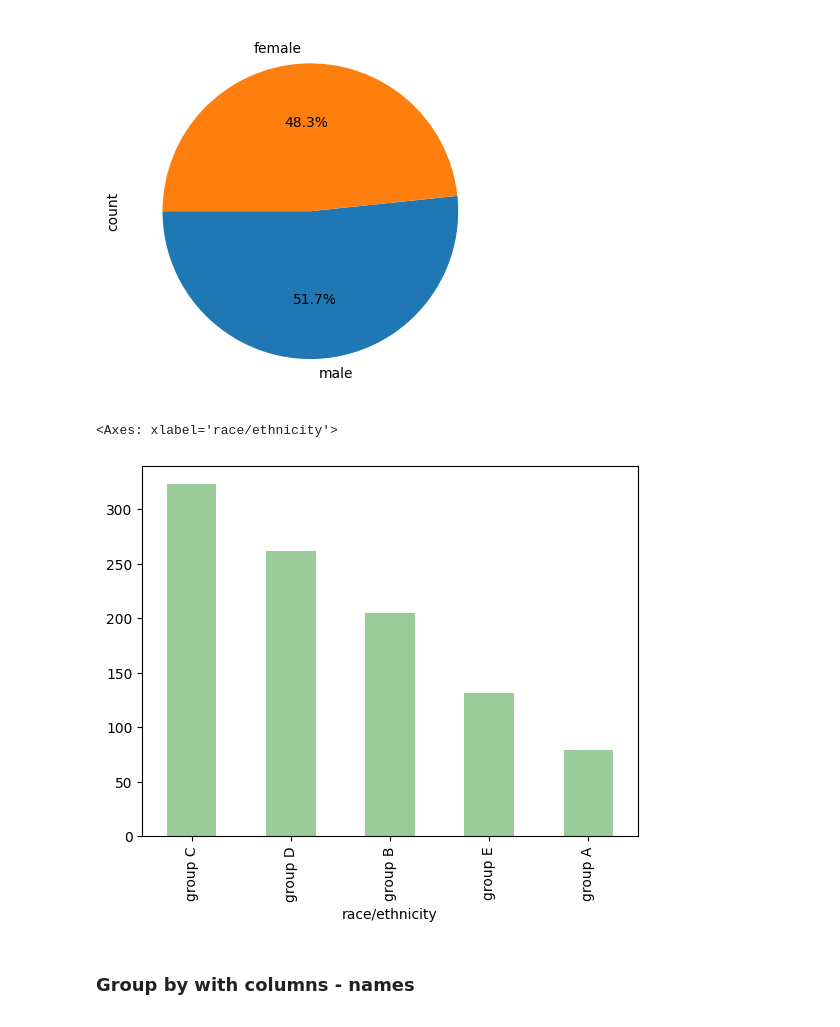
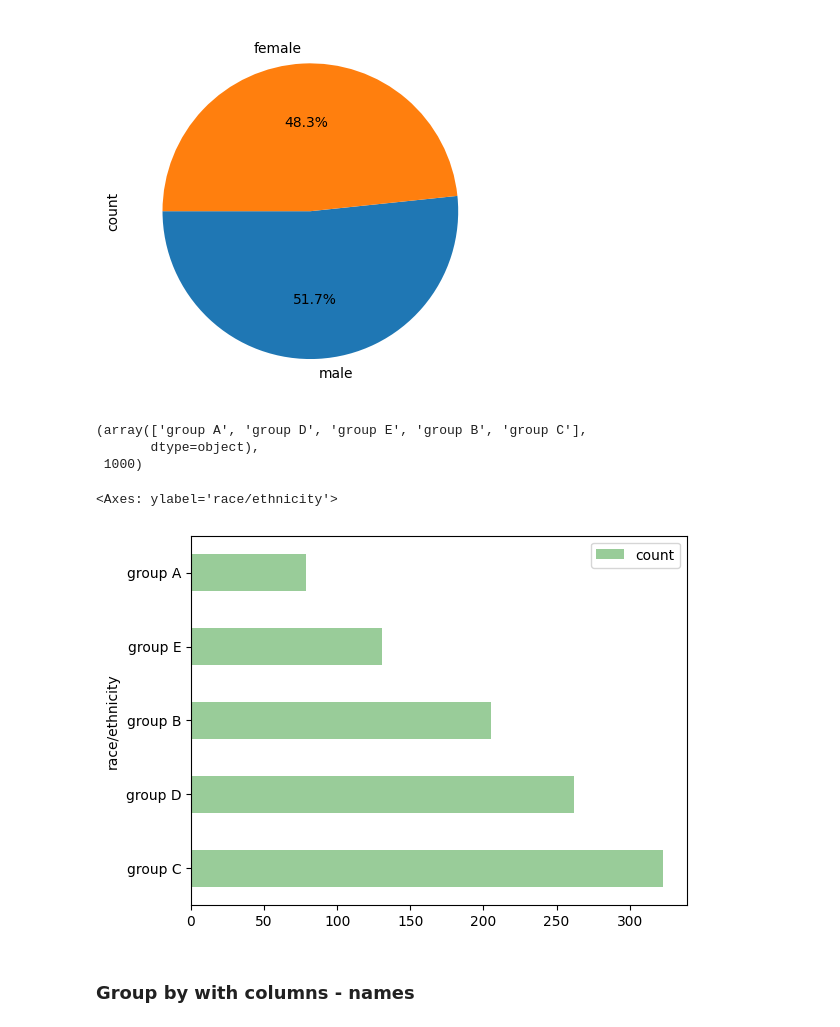
Before and after one commit to crixtiam/python-begginers, a Jupyter notebook: json-database/analisis_datos_pd.ipynb, the cells around one changed output. Cells and saved outputs as stored; diff of their text form; code cells hidden in the pictures.

Commit message:
update data github

```diff
--- a/json-database/analisis_datos_pd.ipynb
+++ b/json-database/analisis_datos_pd.ipynb
@@ -53,0 +54,5 @@ Usuarios bancos
+# %%
+#simular valores nulos
+# para simular vamos a agregar una nueva columna con valores nulos
+
+student_data["Age"] = None
@@ -53,0 +106,12 @@ Usuarios bancos
+# %%
+import random
+
+student_data["math score"].max()
+
+
+
+lista_edades = [str(random.randint(0,99)) for _ in range(0,len(student_data))]
+# Slicing en listas
+print(lista_edades[:5])
+
+student_data["Age"] = lista_edades
@@ -53,0 +135,6 @@ Usuarios bancos
+# %%
+### Cambiar el tipo de dato de la columna Age a un valor numerico
+student_data["Age"] = student_data["Age"].astype(int)
+
+#student_data["Age"] = pd.to_numeric(student_data["Age"], errors='coerce')
+student_data.dtypes
@@ -323,11 +475,17 @@ plt_data_student =student_data['gender'].value_counts().plot(kind='pie', autopct
 plt_data_student.get_figure().savefig("img.png")
 # %% [output]
 [figure]
+# %%
+student_data['race/ethnicity'].unique(), len(student_data)
+# %% [output]
+(array(['group A', 'group D', 'group E', 'group B', 'group C'],
+       dtype=object),
+ 1000)
 # %%
-student_data['race/ethnicity'].value_counts().plot(kind='bar', color='green', alpha=0.4)
+student_data['race/ethnicity'].value_counts().plot(kind='barh', color='green', alpha=0.4, legend=True)
 # %% [output]
-<Axes: xlabel='race/ethnicity'>
+<Axes: ylabel='race/ethnicity'>
-[figure, old version]
+[figure, new version]
 # %% [markdown]
 ### Group by with columns - names
 # %%
```
Also changed, not shown: parts of 18 cells of this notebook.
